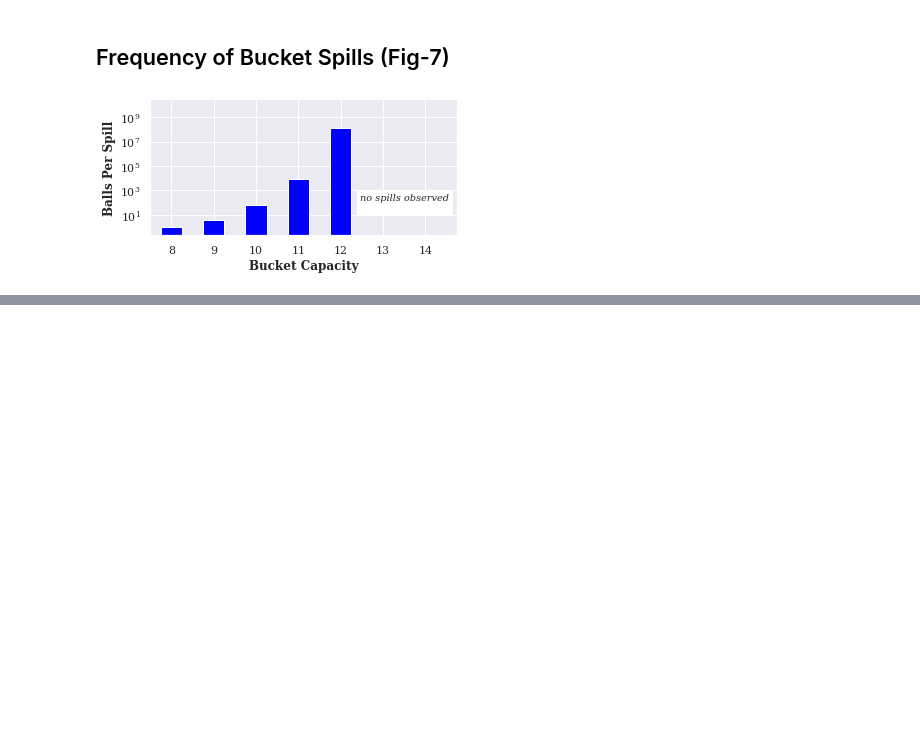
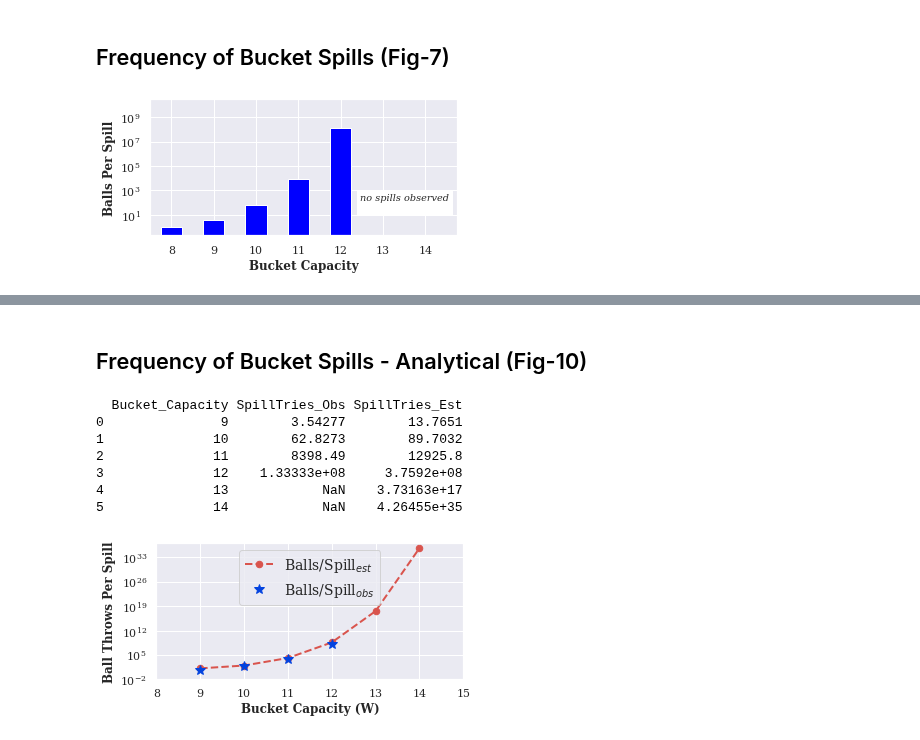
Before and after one commit to gururaj-s/mirage, a Jupyter notebook: security_analysis/results/visualize_results.ipynb, the cells around one changed output, grey strips where cells are left out. Cells and saved outputs as stored; diff of their text form; code cells hidden in the pictures; blank space fills up the shorter version.

```diff
--- a/security_analysis/results/visualize_results.ipynb
+++ b/security_analysis/results/visualize_results.ipynb
@@ -57,0 +147,74 @@ fig.savefig("Fig7.pdf",bbox_inches='tight')
+# %% [markdown]
+## Frequency of Bucket Spills - Analytical (Fig-10)
+# %%
+import matplotlib.pyplot as plt
+import numpy as np
+import pandas as pd
+import seaborn as sns; sns.set()
+
+from matplotlib.ticker import PercentFormatter
+import matplotlib
+matplotlib.ticker._mathdefault = lambda x: '\\mathdefault{%s}'%x
+
+
+##### PROCESS RESULTS ########
+# Read Empirical Results
+df1 = pd.read_csv("base/Base8.Spills.stat", delimiter='\s+')
+#print (df1)
+Spill_df = pd.DataFrame(columns=['Bucket_Capacity','SpillTries_Obs','SpillTries_Est'])
+for i in range(0,4):
+    Spill_df.at[i,'Bucket_Capacity'] = df1.at[i,'ExtraWaysPerSkew'] + 8
+    Spill_df.at[i,'SpillTries_Obs'] = df1.at[i,'Trials/Spill']
+
+Spill_df.at[4,'Bucket_Capacity'] = Spill_df.at[3,'Bucket_Capacity'] + 1
+Spill_df.at[5,'Bucket_Capacity'] = Spill_df.at[4,'Bucket_Capacity'] + 1
+
+# Calculation of Spills from Analytical Probabilities.
+for i in range(0,6):
+    Spill_df.at[i,'SpillTries_Est'] = 1/Pr_df.at[Spill_df.at[i,'Bucket_Capacity'],'Pr_est(N)']**2
+
+print(Spill_df)
+
+##### PLOT RESULTS ########
+
+#Set Font Size
+plt.rc('font', family='serif')
+plt.rc('font', size='14')
+
+
+fig = plt.figure(figsize=(5.5,2.5))
+
+ax1 = Spill_df.set_index('Bucket_Capacity')['SpillTries_Est'].plot(label='Balls/Spill$_{est}$',color=sns.xkcd_rgb["pale red"],linestyle="--",linewidth=2, marker="o", markersize=6.5)
+ax1 = Spill_df.set_index('Bucket_Capacity')['SpillTries_Obs'].plot(ax=ax1,label='Balls/Spill$_{obs}$',color=sns.xkcd_rgb["blue"], marker="*", markersize=10, linewidth=0)
+
+ax1 = plt.gca()
+
+#legend
+ax1.legend(loc='upper center',prop={"size":14})
+
+#xticks
+ax1.set_xlim(8,15)
+
+#axes labels
+plt.xlabel('Bucket Capacity (W)',weight='bold')
+plt.ylabel('Ball Throws Per Spill',weight = 'bold')
+
+#Set Y format & limts
+ax1.set_yscale('log')
+ax1.set_ylim(1e-2,1e37)
+#ax1.set_yticks([1.0,10**5,10**10,10**15,10**20,10**25,10**30,10**35])
+
+#grid
+#ax1.axis('on')
+
+
+fig.savefig("Fig10.pdf",bbox_inches='tight')
+# %% [output]
+  Bucket_Capacity SpillTries_Obs SpillTries_Est
+0               9        3.54277        13.7651
+1              10        62.8273        89.7032
+2              11        8398.49        12925.8
+3              12    1.33333e+08     3.7592e+08
+4              13            NaN    3.73163e+17
+5              14            NaN    4.26455e+35
+[figure, added]
```
Also changed, not shown: parts of 2 cells of this notebook, 3 other files.
